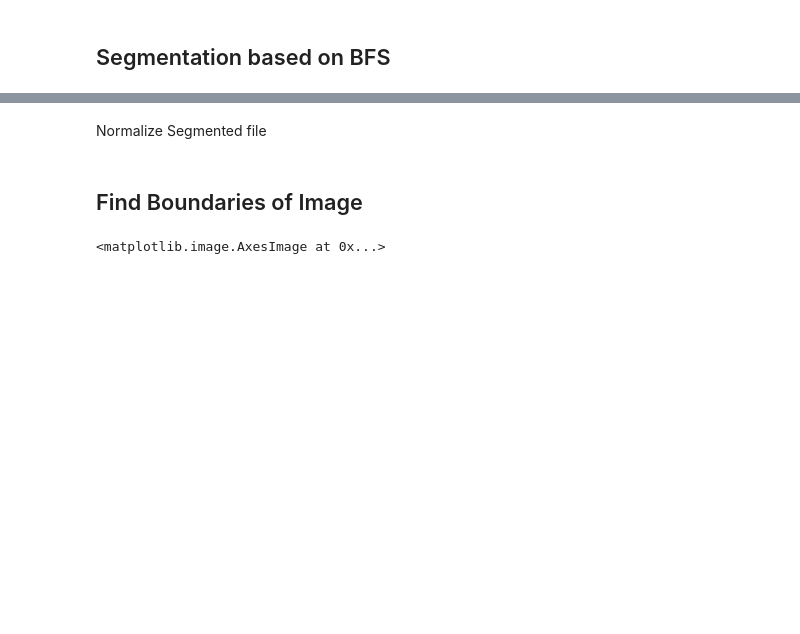
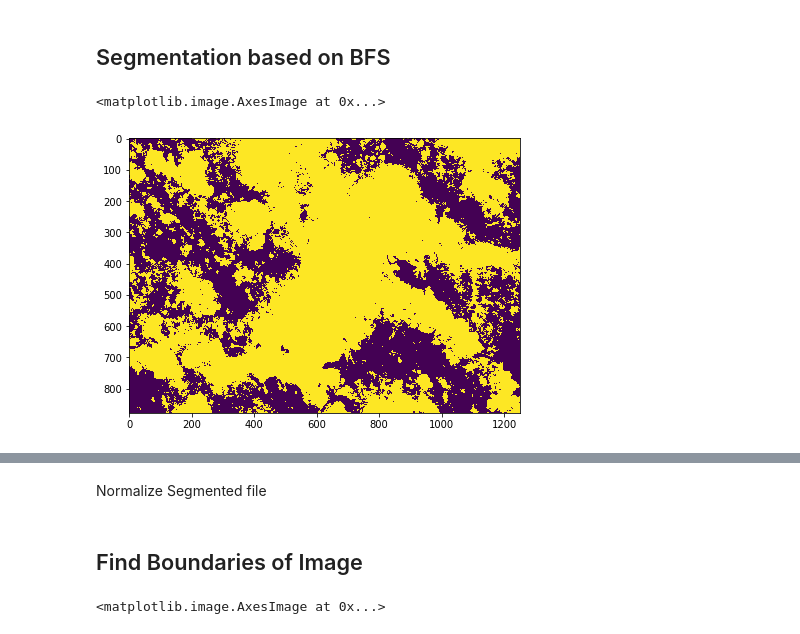
Before and after one commit to Hydroviet/Landsat-Imagery, a Jupyter notebook: Create_geoJSON_byMonth.ipynb, the cells around one changed output, grey strips where cells are left out. Saved outputs shown, nothing was run; the diff lists cells and outputs as text; code cells hidden in the pictures; blank space fills up the shorter version.

```diff
--- a/Create_geoJSON_byMonth.ipynb
+++ b/Create_geoJSON_byMonth.ipynb
@@ -28 +41,6 @@ pyplot.imshow(ndwi)
+# %%
+pyplot.imshow(_ndwi)
+# %% [output]
+<matplotlib.image.AxesImage at 0x...>
+[figure, added]
 # %%
```
Also changed, not shown: parts of 10 cells of this notebook, 2 other files.
